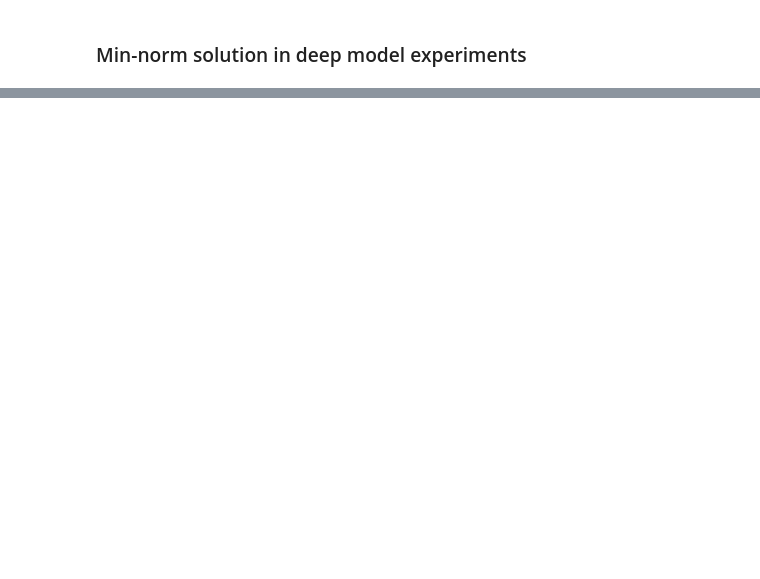
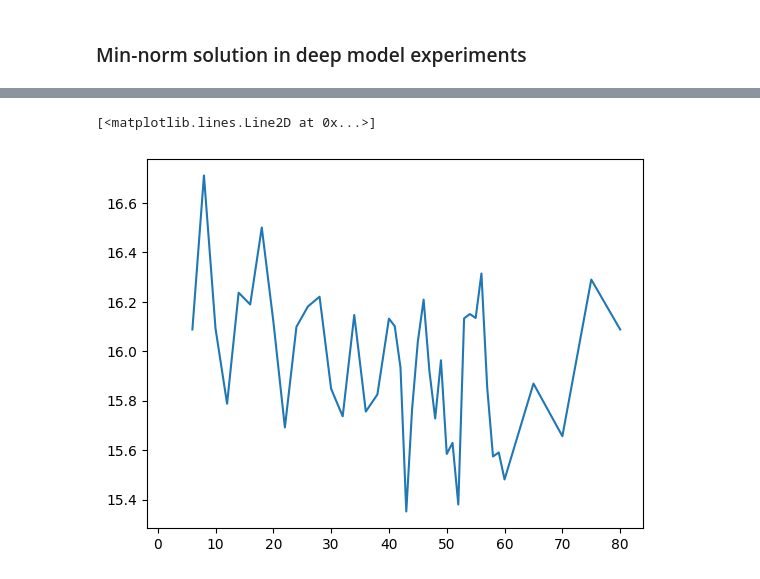
Before and after one commit to VictorBaillet/double-descent, a Jupyter notebook: main.ipynb, the cells around one changed output, grey strips where cells are left out. Saved outputs shown, nothing was run; the diff lists cells and outputs as text; code cells hidden in the pictures; blank space fills up the shorter version.

```diff
--- a/main.ipynb
+++ b/main.ipynb
@@ -68,3 +109,5 @@ testloader = torch.utils.data.DataLoader(testset, batch_size=64, shuffle=False)
+# %%
+train_loader, test_loader = preprocess_MNIST(n_train=3000, noise_level=0.2, zero_vs_all=False, downsample_size=(14, 14))
 # %% [markdown]
 ### Model
 # %%
@@ -202,0 +371,7 @@ print(f"Distance between the weights: {distance.item()}")
+# %%
+for data in test_loader:
+    inputs, labels = data
+    if torch.cuda.is_available():
+        inputs, labels = inputs.cuda(), labels.cuda().float()
+    break
+y = inputs[0].clone().detach().requires_grad_(True)
@@ -202,0 +630,31 @@ print(f"Distance between the weights: {distance.item()}")
+# %%
+x_width = [2, 4, 6, 8, 10, 12, 14, 16, 18, 20, 22, 24, 26, 28, 30, 32, 34, 36, 38,
+            40, 41, 42, 43, 44, 45, 46, 47, 48, 49, 50, 51, 52, 53, 54, 55, 56, 57, 58, 59,
+            60, 65, 70, 75, 80,]# 85, 90, 95, 100, 105, 110, 115, 120, 125, 130, 135, 140, 145, 150, 155,
+            #160, 165, 170, 175, 180, 185, 190, 200, 210, 220, 230, 240, 250, 260, 270, 280, 290, 300, 350,
+            #400, 450, 500, 550, 600, 650, 700, 750, 800]
+
+x_complexity = np.zeros(len(x_width))
+for i in range(1):
+    print(i)
+    for j in range(len(x_width)):
+        net = Net(width=x_width[j]).cuda()
+        train(net, train_loader, test_loader, epochs=10)
+        print("Width :", x_width[j])
+        complexity = 0
+        k = 0
+        for data in test_loader:
+            inputs, labels = data
+            if torch.cuda.is_available():
+                inputs, labels = inputs.cuda(), labels.cuda().float()
+            for input in inputs:
+                complexity += compute_complexity(net, input)
+                k += 1
+                if k > 20:
+                    break
+            break
+
+
+        x_complexity[j] += complexity / k
+
+x_complexity = x_complexity / 1
@@ -202,0 +666,5 @@ print(f"Distance between the weights: {distance.item()}")
+# %%
+plt.plot(x_width, x_complexity)
+# %% [output]
+[<matplotlib.lines.Line2D at 0x...>]
+[figure, added]
```
Also changed, not shown: parts of 41 cells of this notebook, 3 other files.
